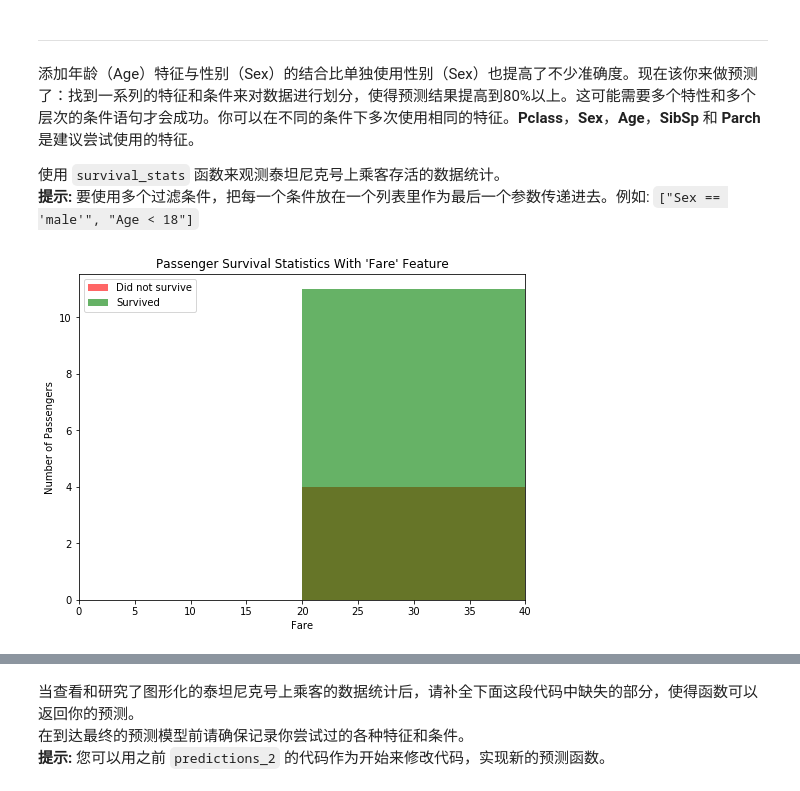
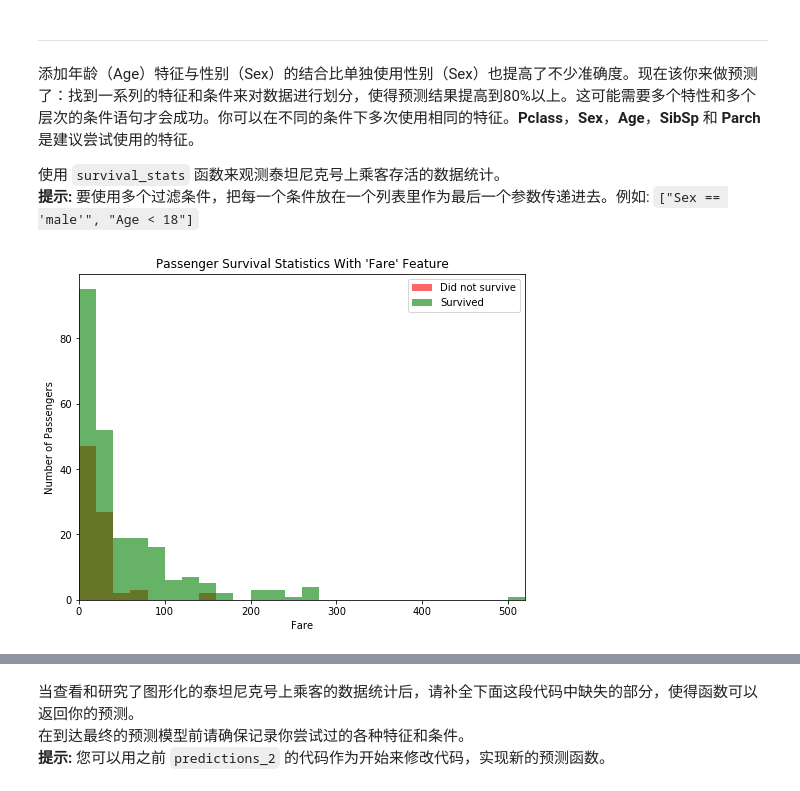
Before and after one commit to chong-zi/m-learning, a Jupyter notebook: titanic_survival_exploration/titanic_survival_exploration.ipynb, the cells around one changed output, grey strips where cells are left out. Saved outputs shown, nothing was run; the diff lists cells and outputs as text; code cells hidden in the pictures.

```diff
--- a/titanic_survival_exploration/titanic_survival_exploration.ipynb
+++ b/titanic_survival_exploration/titanic_survival_exploration.ipynb
@@ -269,6 +269,6 @@ Predictions have an accuracy of 79.24%.
 使用 `survival_stats` 函数来观测泰坦尼克号上乘客存活的数据统计。
 **提示:** 要使用多个过滤条件，把每一个条件放在一个列表里作为最后一个参数传递进去。例如: `["Sex == 'male'", "Age < 18"]`
 # %%
-survival_stats(data, outcomes, 'Fare',["Sex == male","Pclass == 1","Age >= 20","Age <= 40","Fare > 20","Fare < 40"])
+survival_stats(data, outcomes, 'Fare',["Sex == female"])
 # %% [output]
-[figure, old version]
+[figure, new version]
```
Also changed, not shown: parts of 12 cells of this notebook, 2 other files.
